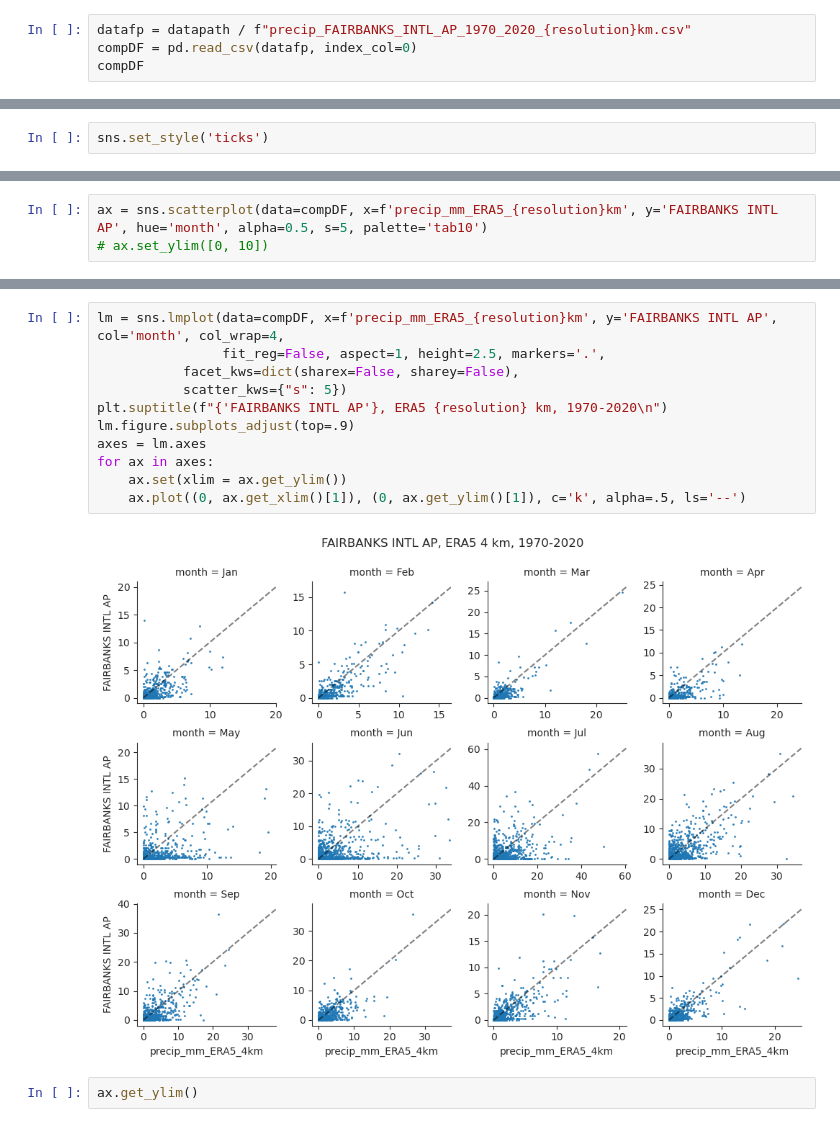
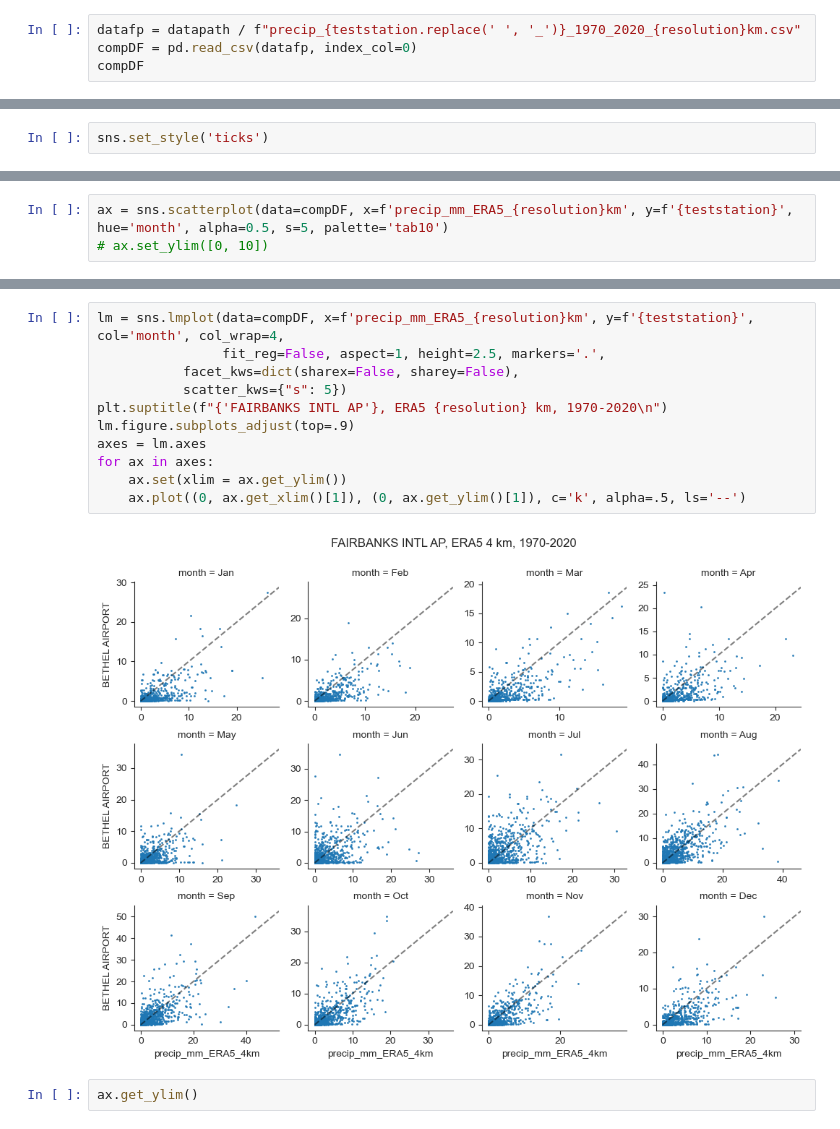
Before and after one commit to chryss/dyndowntools, a Jupyter notebook: Jupyter_Notebooks/analysis_precip_scatterplot.ipynb, the cells around one changed output, grey strips where cells are left out. Saved outputs shown, nothing was run; the diff lists cells and outputs as text.

```diff
--- a/Jupyter_Notebooks/analysis_precip_scatterplot.ipynb
+++ b/Jupyter_Notebooks/analysis_precip_scatterplot.ipynb
@@ -354,7 +354,7 @@ projdir = Path().resolve().parents[0]
 datapath = projdir / "evaluation/working"
 resolution = 4
 # %%
-datafp = datapath / f"precip_FAIRBANKS_INTL_AP_1970_2020_{resolution}km.csv"
+datafp = datapath / f"precip_{teststation.replace(' ', '_')}_1970_2020_{resolution}km.csv"
 compDF = pd.read_csv(datafp, index_col=0)
 compDF
 # %% [output]
@@ -381,4 +381,4 @@ Index(['precip_mm_ERA5_4km', 'FAIRBANKS INTL AP', 'month'], dtype='object')
 # %%
-ax = sns.scatterplot(data=compDF, x=f'precip_mm_ERA5_{resolution}km', y='FAIRBANKS INTL AP', hue='month', alpha=0.5, s=5, palette='tab10')
+ax = sns.scatterplot(data=compDF, x=f'precip_mm_ERA5_{resolution}km', y=f'{teststation}', hue='month', alpha=0.5, s=5, palette='tab10')
 # ax.set_ylim([0, 10])
 # %% [output]
@@ -386,16 +386,16 @@ ax = sns.scatterplot(data=compDF, x=f'precip_mm_ERA5_{resolution}km', y='FAIRBAN
 # %%
-lm = sns.lmplot(data=compDF, x=f'precip_mm_ERA5_{resolution}km', y='FAIRBANKS INTL AP', col='month', col_wrap=4,
+lm = sns.lmplot(data=compDF, x=f'precip_mm_ERA5_{resolution}km', y=f'{teststation}', col='month', col_wrap=4,
                 fit_reg=False, aspect=1, height=2.5, markers='.',
            facet_kws=dict(sharex=False, sharey=False),
            scatter_kws={"s": 5})
 plt.suptitle(f"{'FAIRBANKS INTL AP'}, ERA5 {resolution} km, 1970-2020\n")
 lm.figure.subplots_adjust(top=.9)
 axes = lm.axes
 for ax in axes:
     ax.set(xlim = ax.get_ylim())
     ax.plot((0, ax.get_xlim()[1]), (0, ax.get_ylim()[1]), c='k', alpha=.5, ls='--')
 # %% [output]
-[figure, old version]
+[figure, new version]
 # %%
 ax.get_ylim()
 # %% [output]
```
Also changed, not shown: parts of 5 cells of this notebook, 8 other files.
